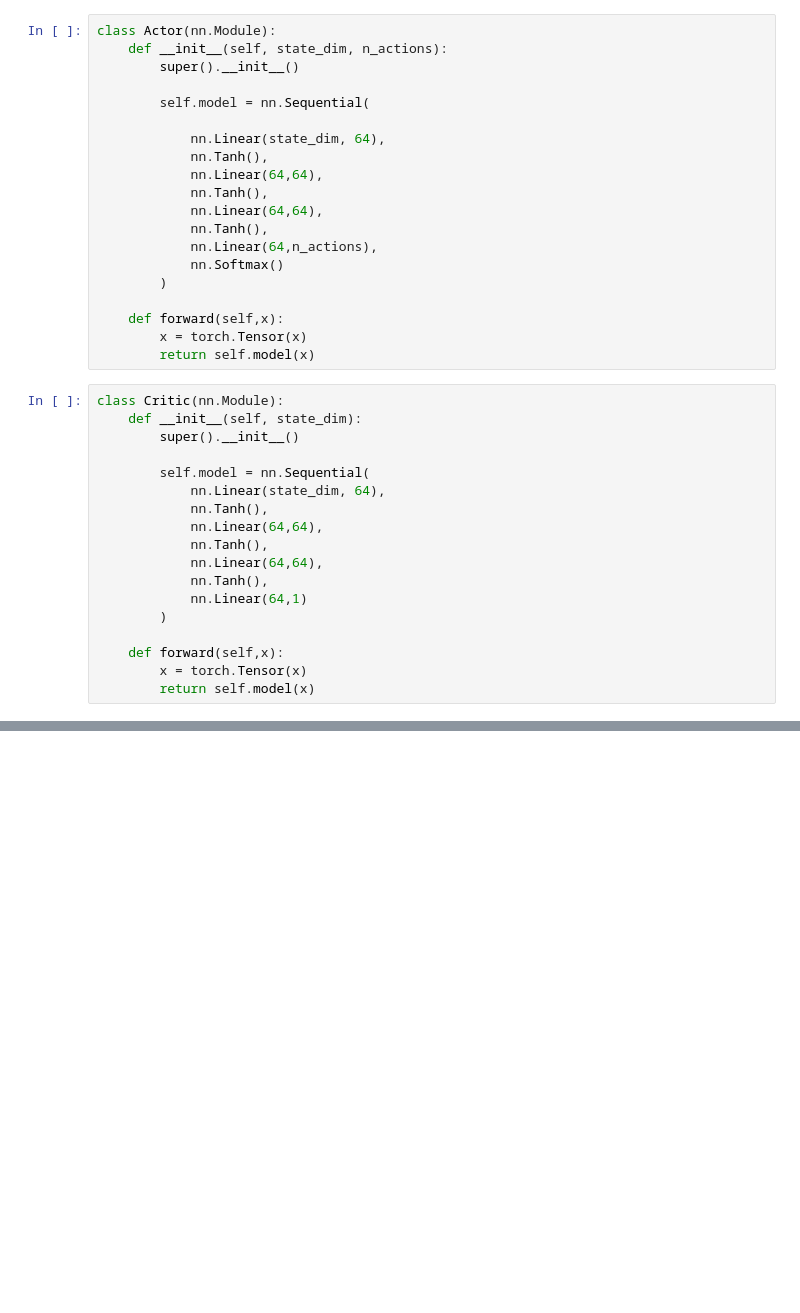
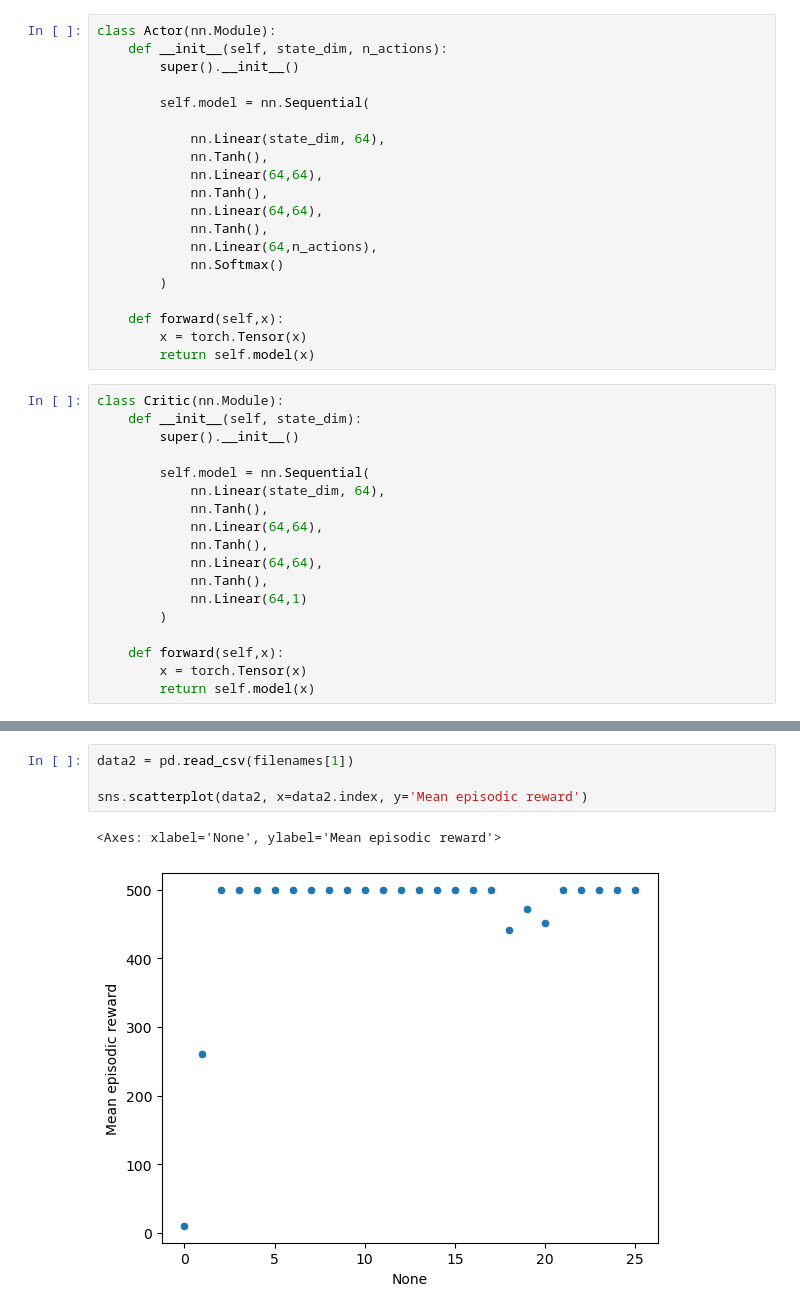
Before and after one commit to aledurso22/Reinforcement-Learning-project, a Jupyter notebook: train.ipynb, the cells around one changed output, grey strips where cells are left out. Cells and saved outputs as stored; diff of their text form; blank space fills up the shorter version.

```diff
--- a/train.ipynb
+++ b/train.ipynb
@@ -284 +313,8 @@ sns.scatterplot(data, x=data.index, y='Mean episodic reward')
+# %%
+data2 = pd.read_csv(filenames[1])
+
+sns.scatterplot(data2, x=data2.index, y='Mean episodic reward')
+# %% [output]
+<Axes: xlabel='None', ylabel='Mean episodic reward'>
+[figure, added]
 # %%
```
Also changed, not shown: parts of 13 cells of this notebook, 6 other files.
